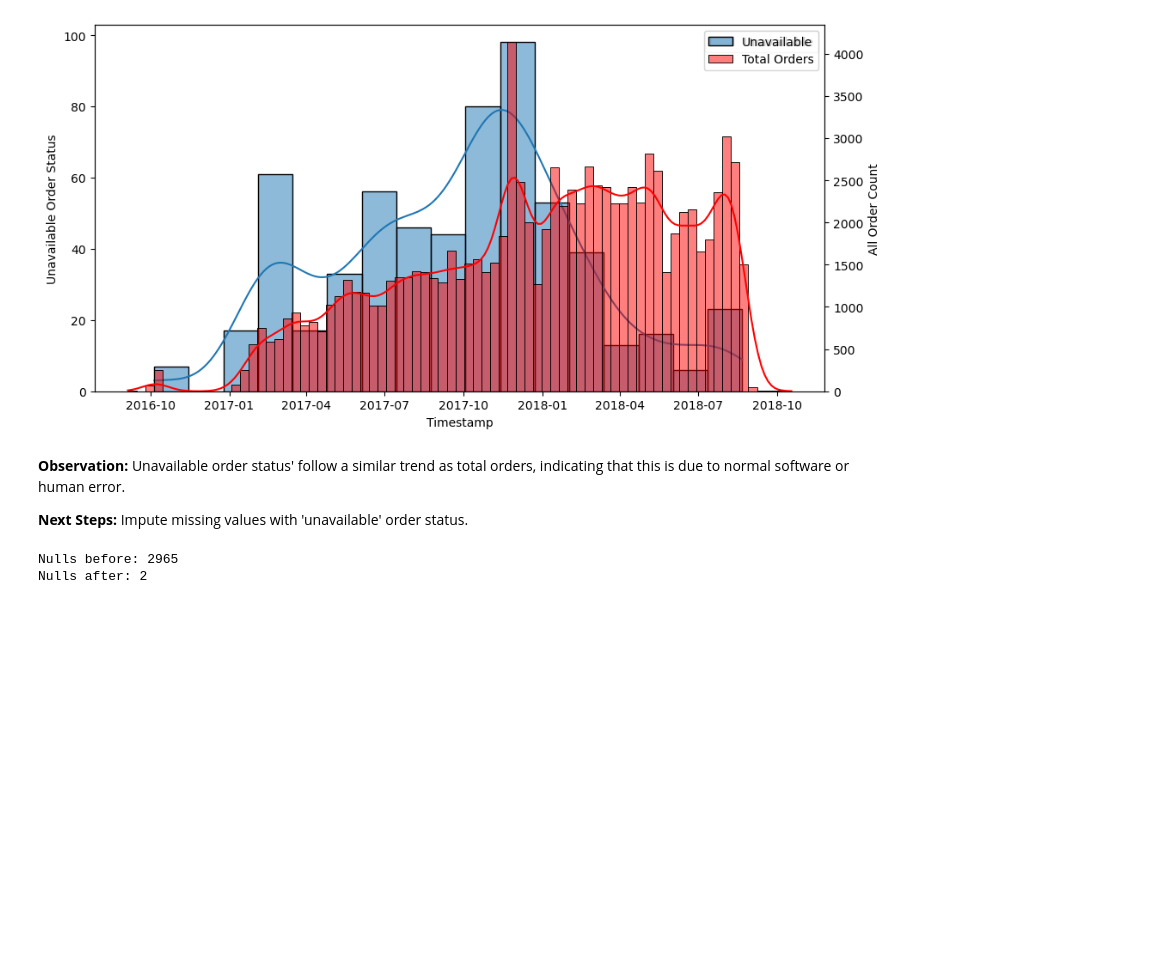
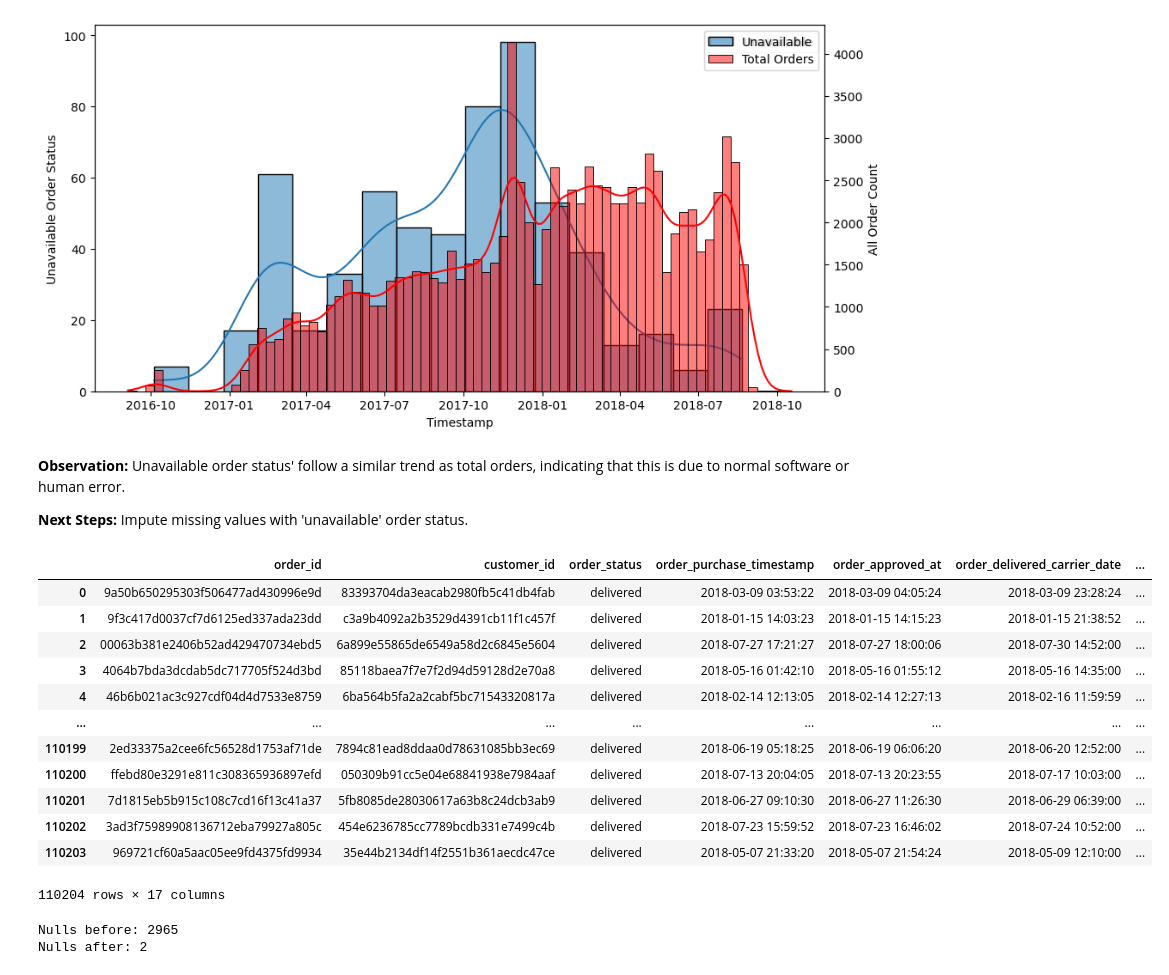
Before and after one commit to dsagher/olist_data_science_project, a Jupyter notebook: notebooks/cleaning.ipynb, the cells around one changed output. Cells and saved outputs as stored; diff of their text form; code cells hidden in the pictures; blank space fills up the shorter version.

```diff
--- a/notebooks/cleaning.ipynb
+++ b/notebooks/cleaning.ipynb
@@ -11,14 +11,5 @@ PROJECT_ROOT = Path.cwd().parent
 sys.path.insert(0, str(PROJECT_ROOT))
 
 import app.assets.preprocessing as preprocessing
-import app.assets.views as views
 
-(df_geo,
-df_order,
-df_order_item,
-df_order_payment,
-df_order_review,
-df_product,
-df_seller,
-df_customer,
-df_product_category) = preprocessing.load_raw_data()
+data = preprocessing.load_raw_data()
@@ -45,3 +16,13 @@ df_product_category) = preprocessing.load_raw_data()
+# %%
+df_customer = data['customer']
+df_order = data['order']
+df_geo = data['geo']
+df_order_item = data['order_item']
+df_product = data['product']
+df_order_payment = data['order_payment']
+df_order_review = data['order_review']
+df_seller = data['seller']
+df_product_category = data['product_category']
 # %%
 nulls_geo = df_geo.loc[:,(df_geo.isna().sum() > 0).values]
 nulls_orders = df_order.loc[:,(df_order.isna().sum() > 0).values]
@@ -185,30 +149,46 @@ plt.show()
 # %%
 #! Come back to this
 
 mask = df_order['order_status'].isin(['unavailable', 'delivered'])
 df_order['order_delivered_customer_date'] = pd.to_datetime(df_order['order_delivered_customer_date'])
 df_order['order_delivered_carrier_date'] = pd.to_datetime(df_order['order_delivered_carrier_date'])
 
 filled = (
     df_order[mask]
     .merge(df_order_item, how='left')
     .merge(df_seller, how='left')
     # Impute median zip codes grouped by zip codes
     .groupby('seller_zip_code_prefix')
     .apply(
         lambda g: g.assign(
         # Fill customer delivery date with values from records with order_status as delivered
             order_delivered_customer_date=g['order_delivered_customer_date'].fillna(
                 g.loc[g['order_status'] == 'delivered', 'order_delivered_customer_date'].median()
             ),
         # Fill carrier delivery date with values from records with order_status as delivered
             order_delivered_carrier_date=g['order_delivered_carrier_date'].fillna(
                 g.loc[g['order_status'] == 'delivered', 'order_delivered_carrier_date'].median()
             )
         )
     )
     .reset_index(drop=True)
 )
+
+filled
+# %% [output]
+|  | order_id | customer_id | order_status | order_purchase_timestamp | order_approved_at | order_delivered_carrier_date | ... |
+| 0 | 9a50b650295303f506477ad430996e9d | 83393704da3eacab2980fb5c41db4fab | delivered | 2018-03-09 03:53:22 | 2018-03-09 04:05:24 | 2018-03-09 23:28:24 | ... |
+| 1 | 9f3c417d0037cf7d6125ed337ada23dd | c3a9b4092a2b3529d4391cb11f1c457f | delivered | 2018-01-15 14:03:23 | 2018-01-15 14:15:23 | 2018-01-15 21:38:52 | ... |
+| 2 | 00063b381e2406b52ad429470734ebd5 | 6a899e55865de6549a58d2c6845e5604 | delivered | 2018-07-27 17:21:27 | 2018-07-27 18:00:06 | 2018-07-30 14:52:00 | ... |
+| 3 | 4064b7bda3dcdab5dc717705f524d3bd | 85118baea7f7e7f2d94d59128d2e70a8 | delivered | 2018-05-16 01:42:10 | 2018-05-16 01:55:12 | 2018-05-16 14:35:00 | ... |
+| 4 | 46b6b021ac3c927cdf04d4d7533e8759 | 6ba564b5fa2a2cabf5bc71543320817a | delivered | 2018-02-14 12:13:05 | 2018-02-14 12:27:13 | 2018-02-16 11:59:59 | ... |
+| ... | ... | ... | ... | ... | ... | ... | ... |
+| 110199 | 2ed33375a2cee6fc56528d1753af71de | 7894c81ead8ddaa0d78631085bb3ec69 | delivered | 2018-06-19 05:18:25 | 2018-06-19 06:06:20 | 2018-06-20 12:52:00 | ... |
+| 110200 | ffebd80e3291e811c308365936897efd | 050309b91cc5e04e68841938e7984aaf | delivered | 2018-07-13 20:04:05 | 2018-07-13 20:23:55 | 2018-07-17 10:03:00 | ... |
+| 110201 | 7d1815eb5b915c108c7cd16f13c41a37 | 5fb8085de28030617a63b8c24dcb3ab9 | delivered | 2018-06-27 09:10:30 | 2018-06-27 11:26:30 | 2018-06-29 06:39:00 | ... |
+| 110202 | 3ad3f75989908136712eba79927a805c | 454e6236785cc7789bcdb331e7499c4b | delivered | 2018-07-23 15:59:52 | 2018-07-23 16:46:02 | 2018-07-24 10:52:00 | ... |
+| 110203 | 969721cf60a5aac05ee9fd4375fd9934 | 35e44b2134df14f2551b361aecdc47ce | delivered | 2018-05-07 21:33:20 | 2018-05-07 21:54:24 | 2018-05-09 12:10:00 | ... |
+110204 rows × 17 columns
 # %%
 # Verify imputation
 print("Nulls before:", df_order['order_delivered_customer_date'].isna().sum())
```
Also changed, not shown: parts of 4 cells of this notebook, 5 other files.
